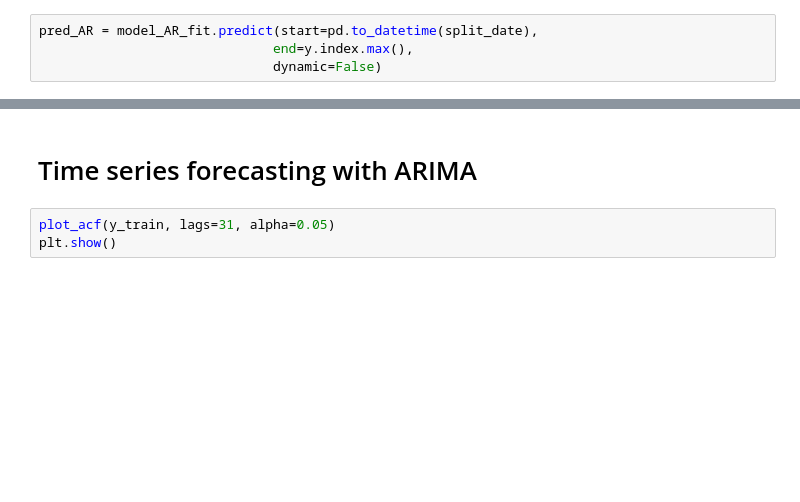
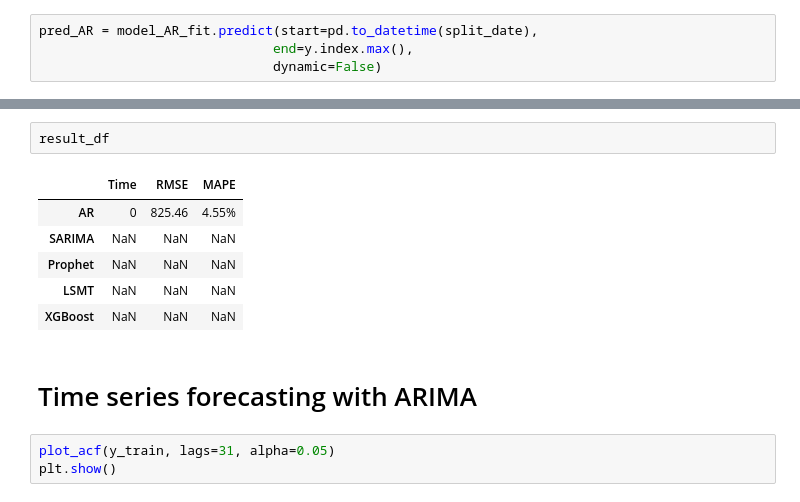
Before and after one commit to kaziahosunhabibripon/Time-Series, a Jupyter notebook: Energy-Consumption-15.ipynb, the cells around one changed output, grey strips where cells are left out. Saved outputs shown, nothing was run; the diff lists cells and outputs as text; blank space fills up the shorter version.

```diff
--- a/Energy-Consumption-15.ipynb
+++ b/Energy-Consumption-15.ipynb
@@ -198,5 +200,14 @@ MAPE(pred_AR,y_test)
 # %% [output]
 The Mean Absolute Percentage Error (MAPE) of our forecasts is 4.55%
+# %%
+result_df
+# %% [output]
+|  | Time | RMSE | MAPE |
+| AR | 0 | 825.46 | 4.55% |
+| SARIMA | NaN | NaN | NaN |
+| Prophet | NaN | NaN | NaN |
+| LSMT | NaN | NaN | NaN |
+| XGBoost | NaN | NaN | NaN |
 # %% [markdown]
 # Time series forecasting with ARIMA
 # %%
```
Also changed, not shown: parts of 48 cells of this notebook.
